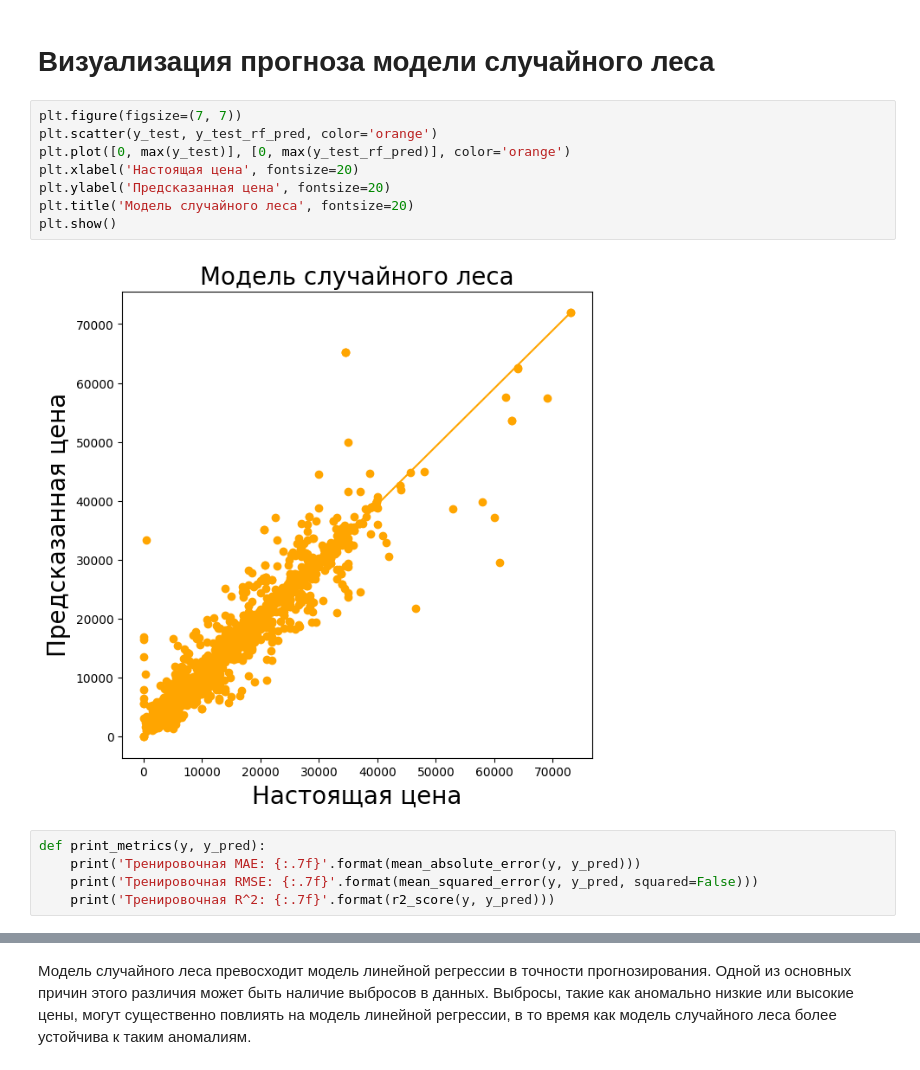
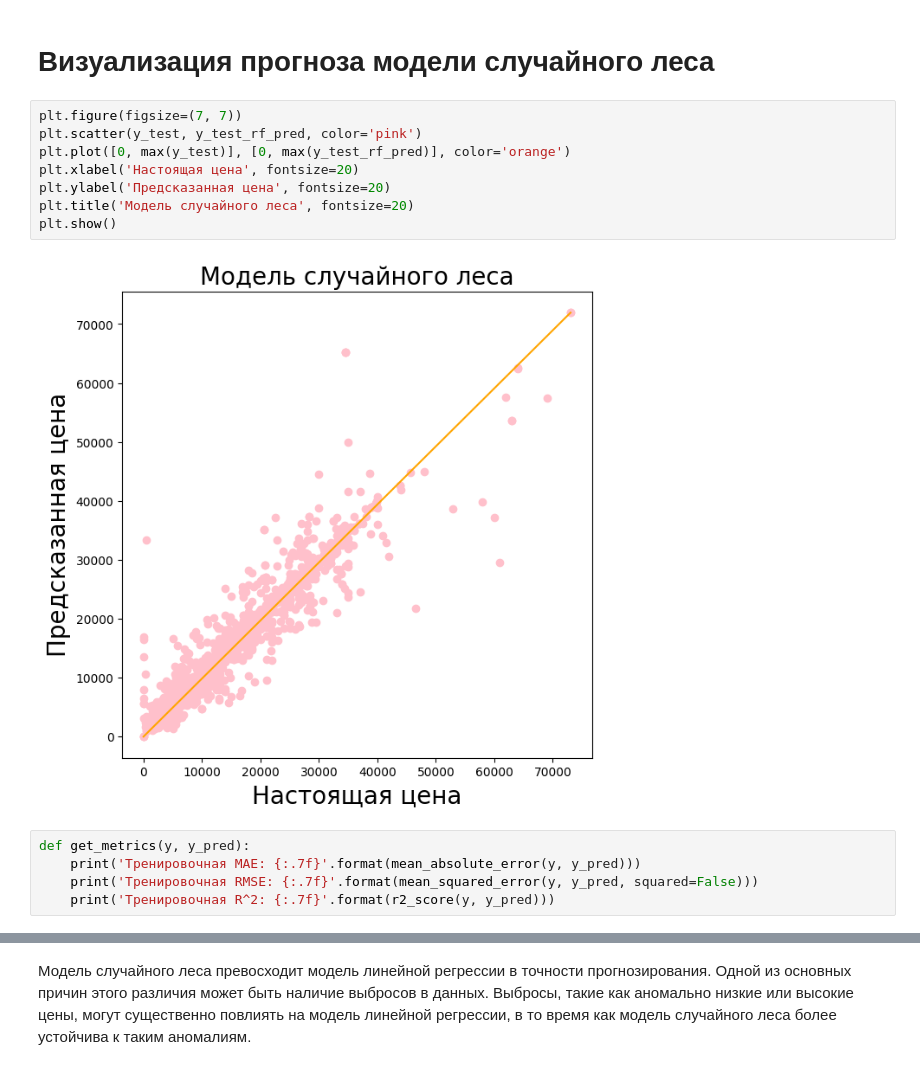
Before and after one commit to nestessia/rgpu_6sem, a Jupyter notebook: lr6/lr6.ipynb, the cells around one changed output, grey strips where cells are left out. Drawn from its saved outputs; the diff is of its cells as text.

```diff
--- a/lr6/lr6.ipynb
+++ b/lr6/lr6.ipynb
@@ -239,16 +227,16 @@ plt.show()
 # Визуализация прогноза модели случайного леса
 # %%
 plt.figure(figsize=(7, 7))
-plt.scatter(y_test, y_test_rf_pred, color='orange')
+plt.scatter(y_test, y_test_rf_pred, color='pink')
 plt.plot([0, max(y_test)], [0, max(y_test_rf_pred)], color='orange')
 plt.xlabel('Настоящая цена', fontsize=20)
 plt.ylabel('Предсказанная цена', fontsize=20)
 plt.title('Модель случайного леса', fontsize=20)
 plt.show()
 # %% [output]
-[figure, old version]
+[figure, new version]
 # %%
-def print_metrics(y, y_pred):
+def get_metrics(y, y_pred):
     print('Тренировочная MAE: {:.7f}'.format(mean_absolute_error(y, y_pred)))
     print('Тренировочная RMSE: {:.7f}'.format(mean_squared_error(y, y_pred, squared=False)))
     print('Тренировочная R^2: {:.7f}'.format(r2_score(y, y_pred)))
```
Also changed, not shown: parts of 26 cells of this notebook.
